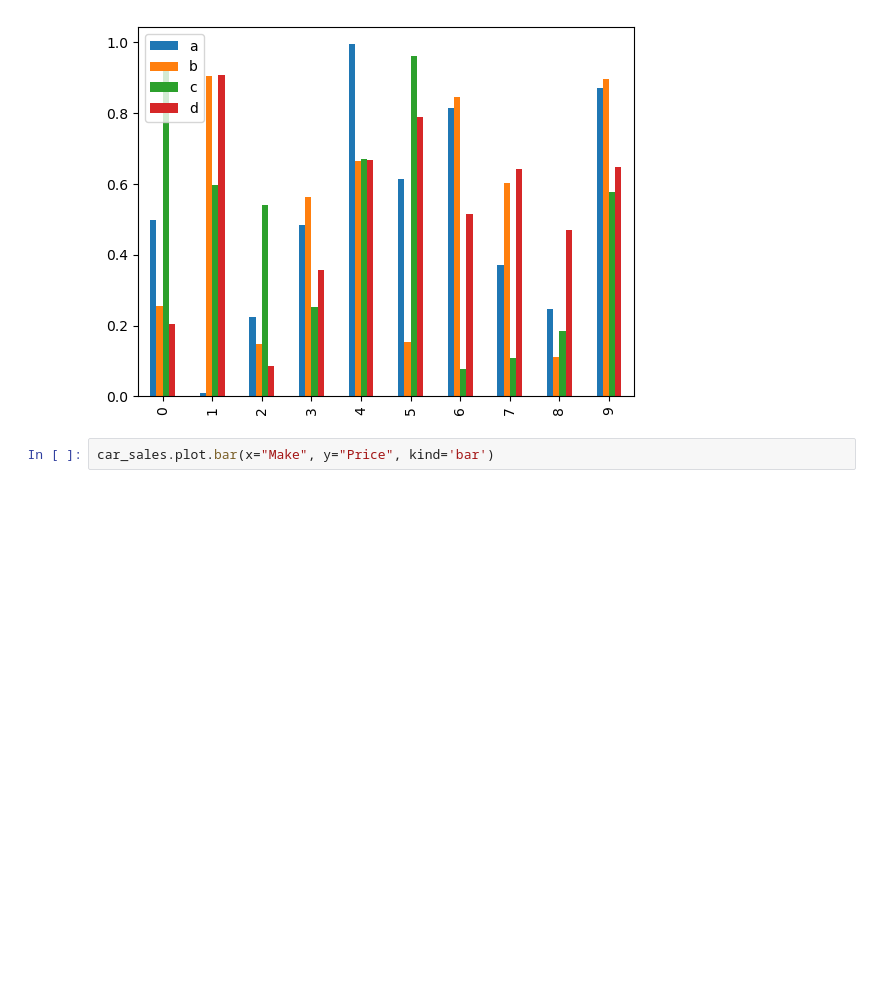
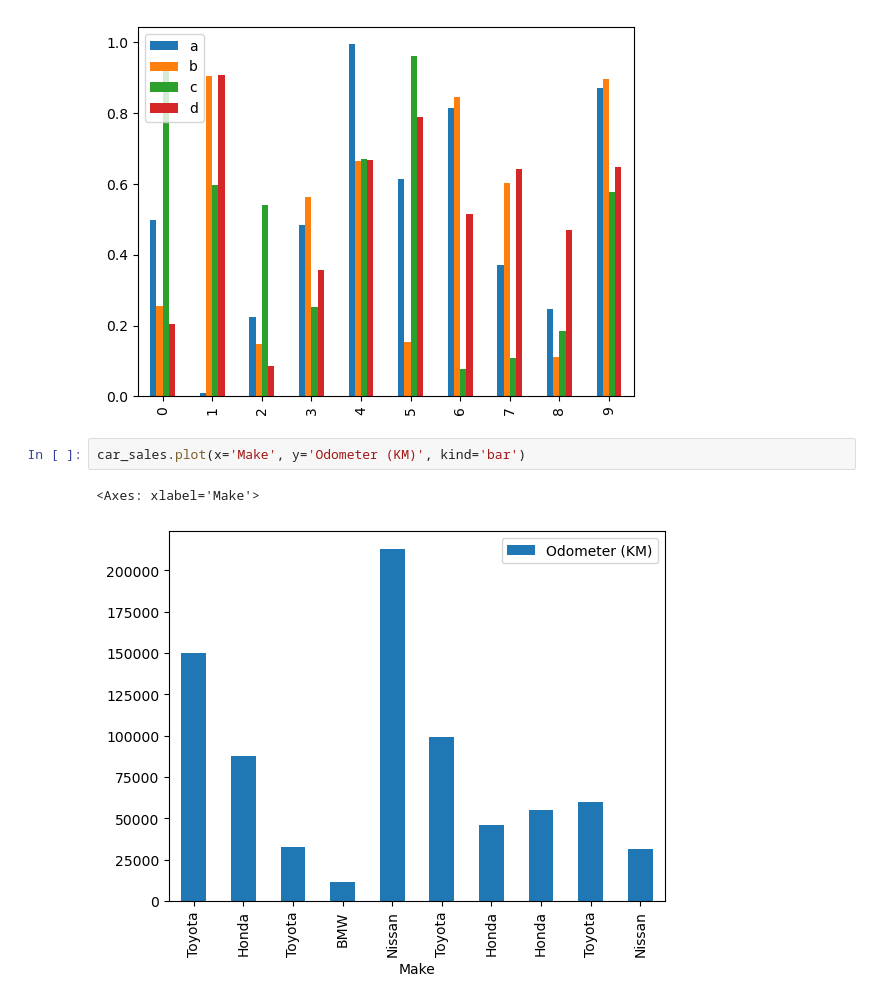
Before and after one commit to rickygrosvenor-pramanick/learn-ml, a Jupyter notebook: matplotlib/introduction-to-matplotlib.ipynb, the cells around one changed output. Cells and saved outputs as stored; diff of their text form; blank space fills up the shorter version.

```diff
--- a/matplotlib/introduction-to-matplotlib.ipynb
+++ b/matplotlib/introduction-to-matplotlib.ipynb
@@ -412,4 +412,7 @@ df.plot(kind='bar');
 # %% [output]
 [figure]
 # %%
-car_sales.plot.bar(x="Make", y="Price", kind='bar')
+car_sales.plot(x='Make', y='Odometer (KM)', kind='bar')
+# %% [output]
+<Axes: xlabel='Make'>
+[figure, added]
```
Also changed, not shown: parts of 4 cells of this notebook.
